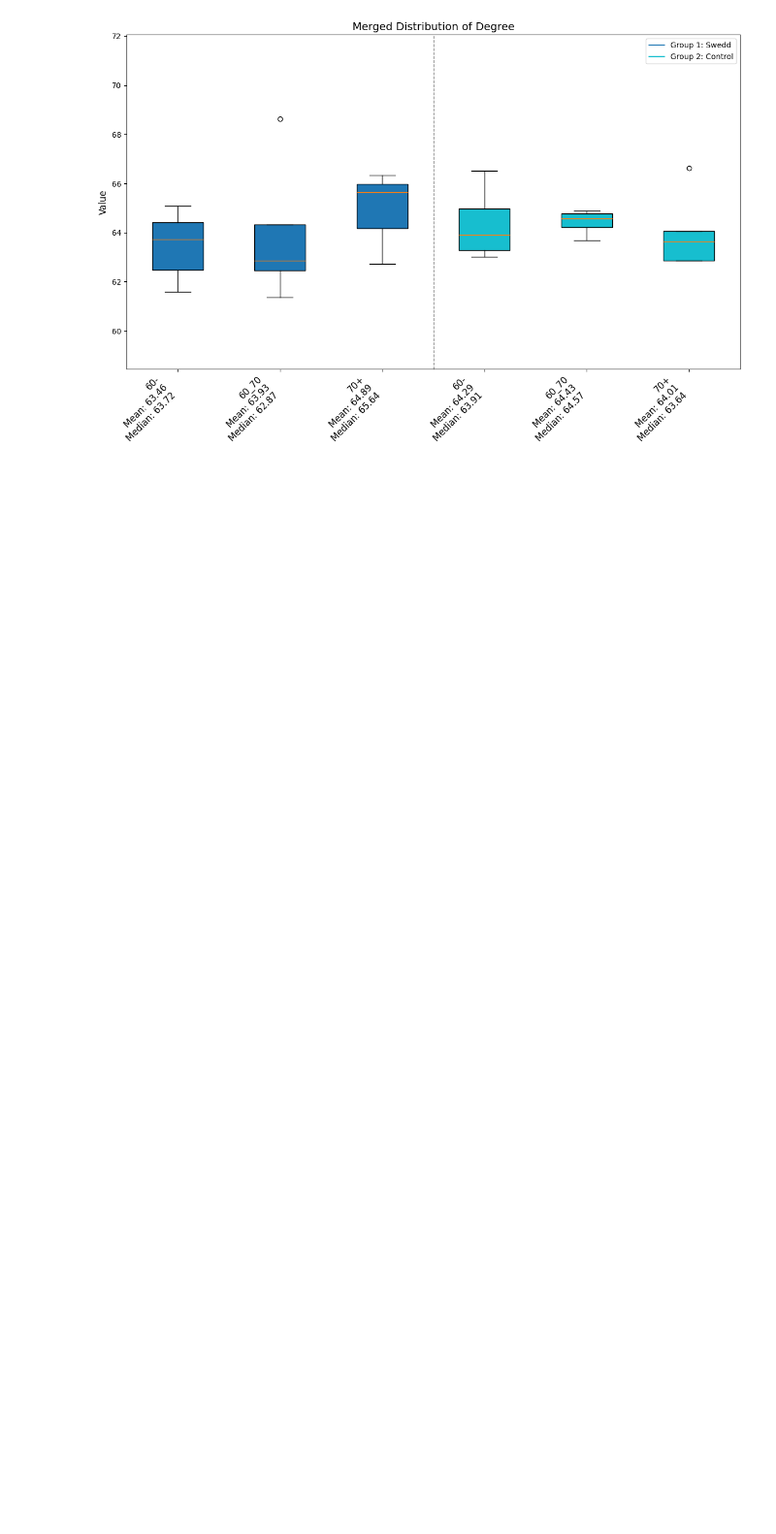
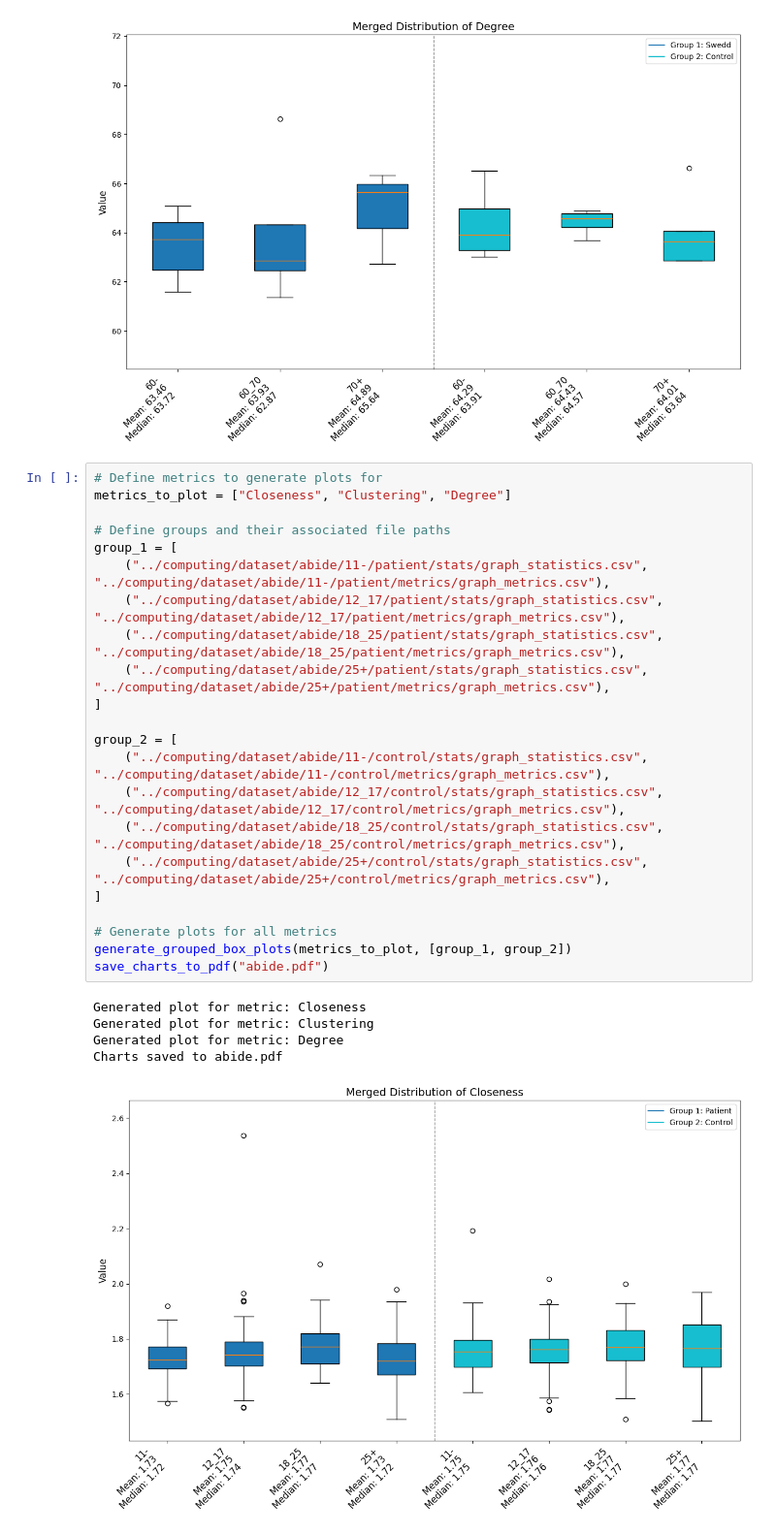
Before and after one commit to mattreturn1/NeuroGraph-Analysis, a Jupyter notebook: visualization/graph_charts.ipynb, the cells around one changed output. Shown at 97% size. Cells and saved outputs as stored; diff of their text form; blank space fills up the shorter version.

Commit message:
added abide

```diff
--- a/visualization/graph_charts.ipynb
+++ b/visualization/graph_charts.ipynb
@@ -209,3 +209,31 @@ Charts saved to swedd.pdf
 [figure]
 [figure]
 [figure]
+# %%
+# Define metrics to generate plots for
+metrics_to_plot = ["Closeness", "Clustering", "Degree"]
+
+# Define groups and their associated file paths
+group_1 = [
+    ("../computing/dataset/abide/11-/patient/stats/graph_statistics.csv", "../computing/dataset/abide/11-/patient/metrics/graph_metrics.csv"),
+    ("../computing/dataset/abide/12_17/patient/stats/graph_statistics.csv", "../computing/dataset/abide/12_17/patient/metrics/graph_metrics.csv"),
+    ("../computing/dataset/abide/18_25/patient/stats/graph_statistics.csv", "../computing/dataset/abide/18_25/patient/metrics/graph_metrics.csv"),
+    ("../computing/dataset/abide/25+/patient/stats/graph_statistics.csv", "../computing/dataset/abide/25+/patient/metrics/graph_metrics.csv"),
+]
+
+group_2 = [
+    ("../computing/dataset/abide/11-/control/stats/graph_statistics.csv", "../computing/dataset/abide/11-/control/metrics/graph_metrics.csv"),
+    ("../computing/dataset/abide/12_17/control/stats/graph_statistics.csv", "../computing/dataset/abide/12_17/control/metrics/graph_metrics.csv"),
+    ("../computing/dataset/abide/18_25/control/stats/graph_statistics.csv", "../computing/dataset/abide/18_25/control/metrics/graph_metrics.csv"),
+    ("../computing/dataset/abide/25+/control/stats/graph_statistics.csv", "../computing/dataset/abide/25+/control/metrics/graph_metrics.csv"),
+]
+
+# Generate plots for all metrics
+generate_grouped_box_plots(metrics_to_plot, [group_1, group_2])
+save_charts_to_pdf("abide.pdf")
+# %% [output]
+Generated plot for metric: Closeness
+Generated plot for metric: Clustering
+Generated plot for metric: Degree
+Charts saved to abide.pdf
+[figure, added]
```
Also changed, not shown: parts of 1 cell of this notebook, 3 other files.
